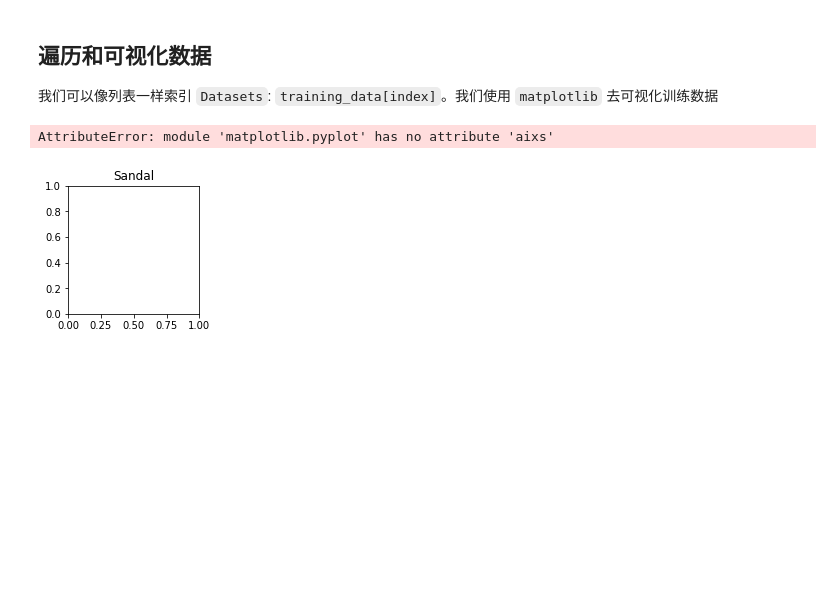
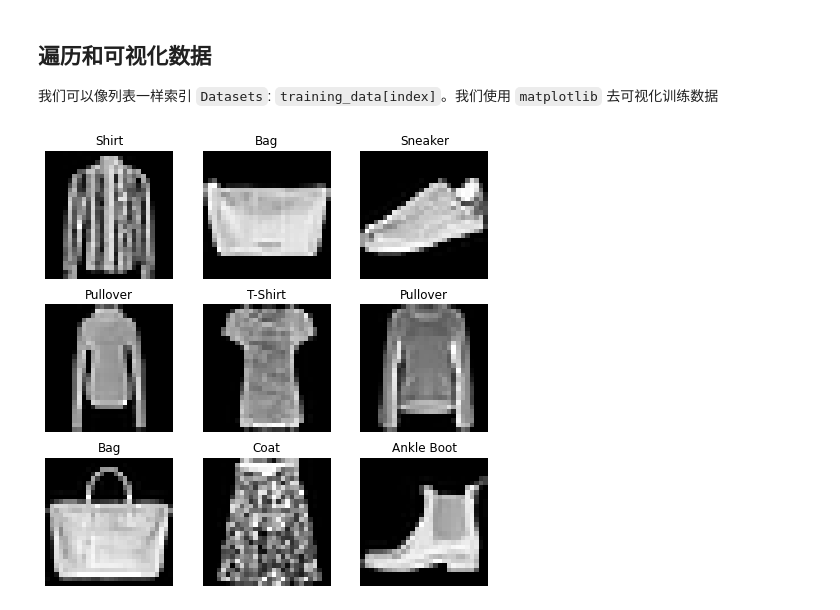
Before and after one commit to LALBJ/DeepLearning_Notes, a Jupyter notebook: pytorch/LEARN THE BASICS/03 Dataset & DataLoaders.ipynb, the cells around one changed output. Drawn from its saved outputs; the diff is of its cells as text; code cells hidden in the pictures; blank space fills up the shorter version.

```diff
--- a/pytorch/LEARN THE BASICS/03 Dataset & DataLoaders.ipynb
+++ b/pytorch/LEARN THE BASICS/03 Dataset & DataLoaders.ipynb
@@ -39,26 +39,25 @@ test_data = datasets.FashionMNIST(
 # %%
 labels_map = {
     0: "T-Shirt",
     1: "Trouser",
     2: "Pullover",
     3: "Dress",
     4: "Coat",
     5: "Sandal",
     6: "Shirt",
     7: "Sneaker",
     8: "Bag",
     9: "Ankle Boot",
 }
 figure = plt.figure(figsize=(8, 8))
 cols, rows = 3, 3
 for i in range(1, cols * rows + 1):
     sample_idx = torch.randint(len(training_data), size=(1,)).item()
     img, label = training_data[sample_idx]
     figure.add_subplot(rows, cols, i)
     plt.title(labels_map[label])
-    plt.aixs("off")
+    plt.axis("off")
     plt.imshow(img.squeeze(), cmap="gray")
 plt.show()
 # %% [output]
-AttributeError: module 'matplotlib.pyplot' has no attribute 'aixs'
-[figure, old version]
+[figure, new version]
```
Also changed, not shown: parts of 8 cells of this notebook, 2 other files.
